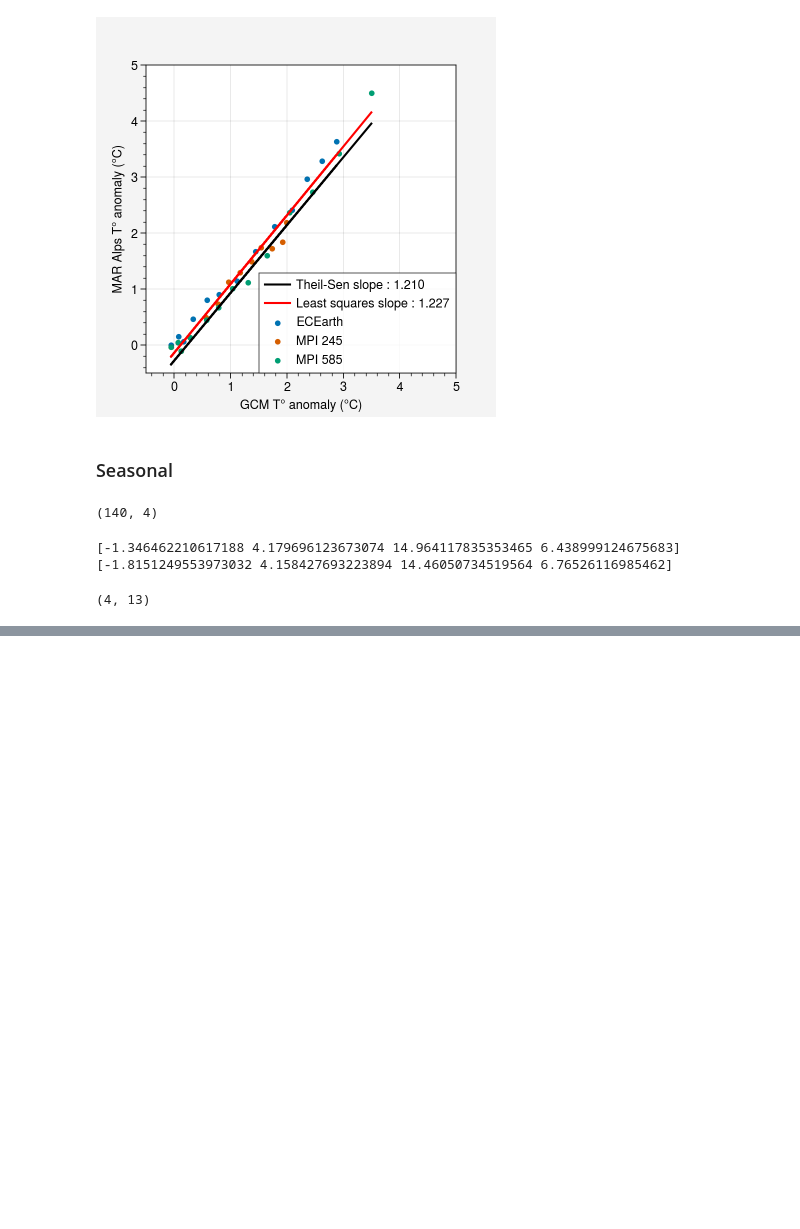
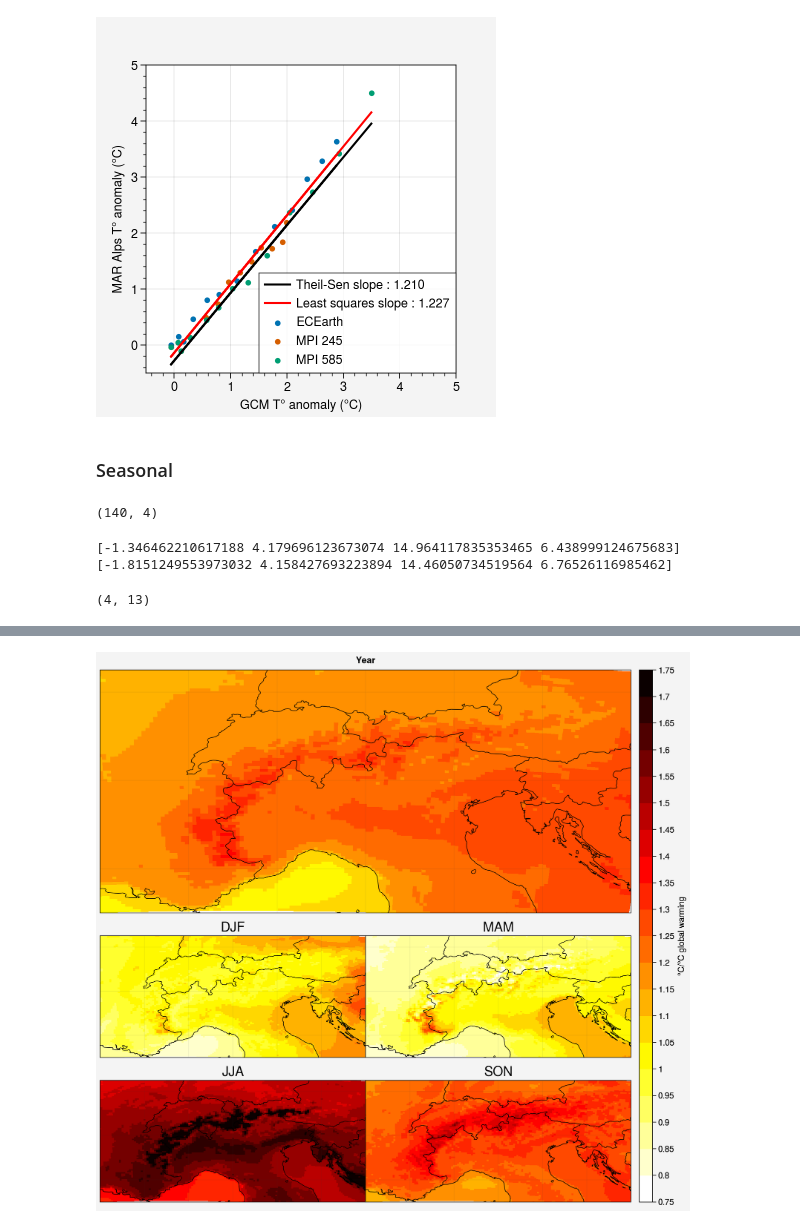
Before and after one commit to Ian-CD/PhD, a Jupyter notebook: global_warming_trends.ipynb, the cells around one changed output, grey strips where cells are left out. Saved outputs shown, nothing was run; the diff lists cells and outputs as text; code cells hidden in the pictures; blank space fills up the shorter version.

```diff
--- a/global_warming_trends.ipynb
+++ b/global_warming_trends.ipynb
@@ -312,0 +316,11 @@ axs.format(collabels = ['DJF','MAM','JJA','SON'])
+# %%
+# Reference period chosen as 1961-1990
+refperiod_mean_MAR_MPI_yr_map = wp_meanseason_meanT_245[0:30].mean(axis=(0,1))
+print(refperiod_mean_MAR_MPI_yr_map.shape)
+refperiod_mean_MAR_ECEarth_yr_map = wp_meanseason_meanT[0:30].mean(axis=(0,1))
+print(refperiod_mean_MAR_ECEarth_yr_map.shape)
+
+refperiod_mean_MAR_MPI_season_map = wp_meanseason_meanT_245[0:30].mean(axis=0)
+print(refperiod_mean_MAR_MPI_season_map.shape)
+refperiod_mean_MAR_ECEarth_season_map = wp_meanseason_meanT[0:30].mean(axis=0)
+print(refperiod_mean_MAR_ECEarth_season_map.shape)
@@ -312,0 +372,21 @@ axs.format(collabels = ['DJF','MAM','JJA','SON'])
+# %%
+MAR_wrming_20yrs_season_map = np.concatenate((wrming_20yrs_MAR_ECEarth_season_map_arr,wrming_20yrs_MAR_MPI_245_season_map_arr,wrming_20yrs_MAR_MPI_585_season_map_arr[:,5:]),axis=1)
+
+MAR_wrming_20yrs_yr_map = np.concatenate((wrming_20yrs_MAR_ECEarth_yr_map_arr,wrming_20yrs_MAR_MPI_245_yr_map_arr,wrming_20yrs_MAR_MPI_585_yr_map_arr[5:]),axis=0)
+
+slope_linregress_yr_map = []
+origin_linregress_yr_map = []
+
+slope_linregress_season_map = []
+origin_linregress_season_map = []
+
+r = np.linalg.lstsq(np.c_[GCM_wrming_20yrs, np.ones_like(GCM_wrming_20yrs)], MAR_wrming_20yrs_yr_map.reshape(34,91*139))[0]
+slope_linregress_yr_map.append(r[0].reshape(91,139))
+origin_linregress_yr_map.append(r[1].reshape(91,139))
+
+for seas in range(4):
+    seas_array_reshaped = MAR_wrming_20yrs_season_map[seas].reshape(34,91*139)
+
+    r = np.linalg.lstsq(np.c_[GCM_wrming_20yrs, np.ones_like(GCM_wrming_20yrs)], seas_array_reshaped)[0]
+    slope_linregress_season_map.append(r[0].reshape(91,139))
+    origin_linregress_season_map.append(r[1].reshape(91,139))
@@ -312,0 +398,14 @@ axs.format(collabels = ['DJF','MAM','JJA','SON'])
+# %%
+f, axs = pplt.subplots([[1, 1], [1, 1], [2, 3], [4, 5]], refnum=1, refwidth=8, proj='cyl')#,axwidth=3)
+
+m = axs[0].pcolormesh(lon,lat,slope_linregress_yr_map[0],levels=np.linspace(0.75,1.75,21),cmap='hot_r')
+
+for seas in [1,2,3,4]:
+    axs[seas].pcolormesh(lon,lat,slope_linregress_season_map[seas-1],levels=np.linspace(0.75,1.75,21),cmap='hot_r')
+    axs[seas].format(title=['DJF','MAM','JJA','SON'][seas-1],titlesize='20px')
+
+f.colorbar(m, label= '°C/°C global warming')
+
+axs.format(**multiplot_format,suptitle="Year")
+# %% [output]
+[figure, added]
```
Also changed, not shown: parts of 16 cells of this notebook.
